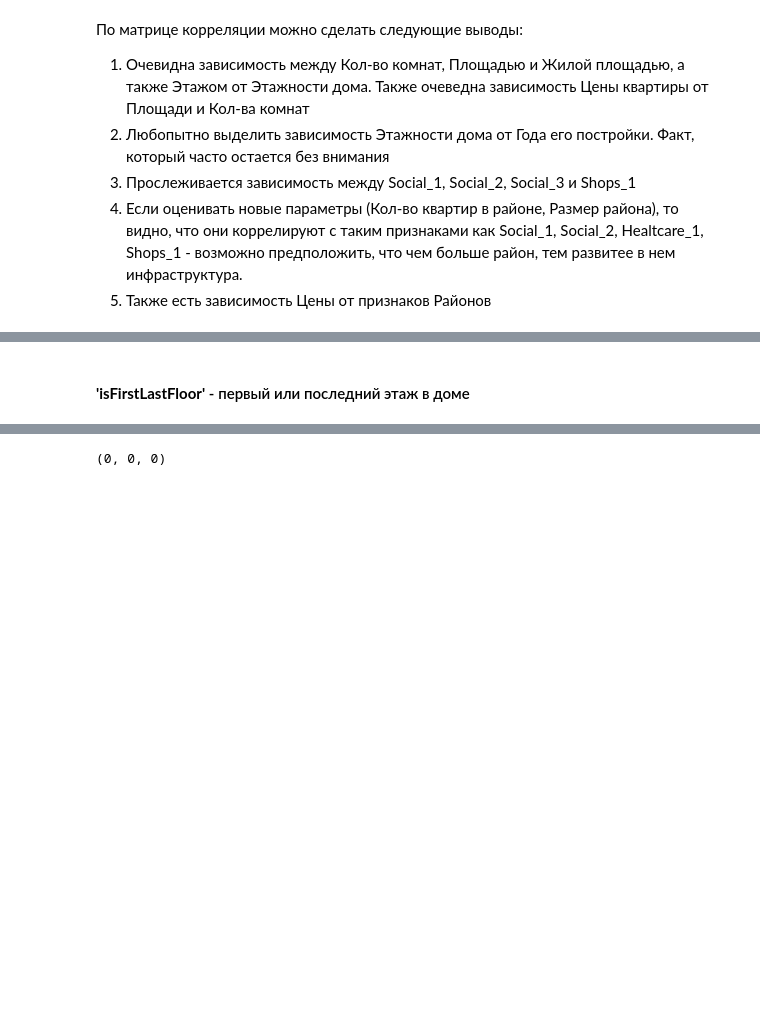
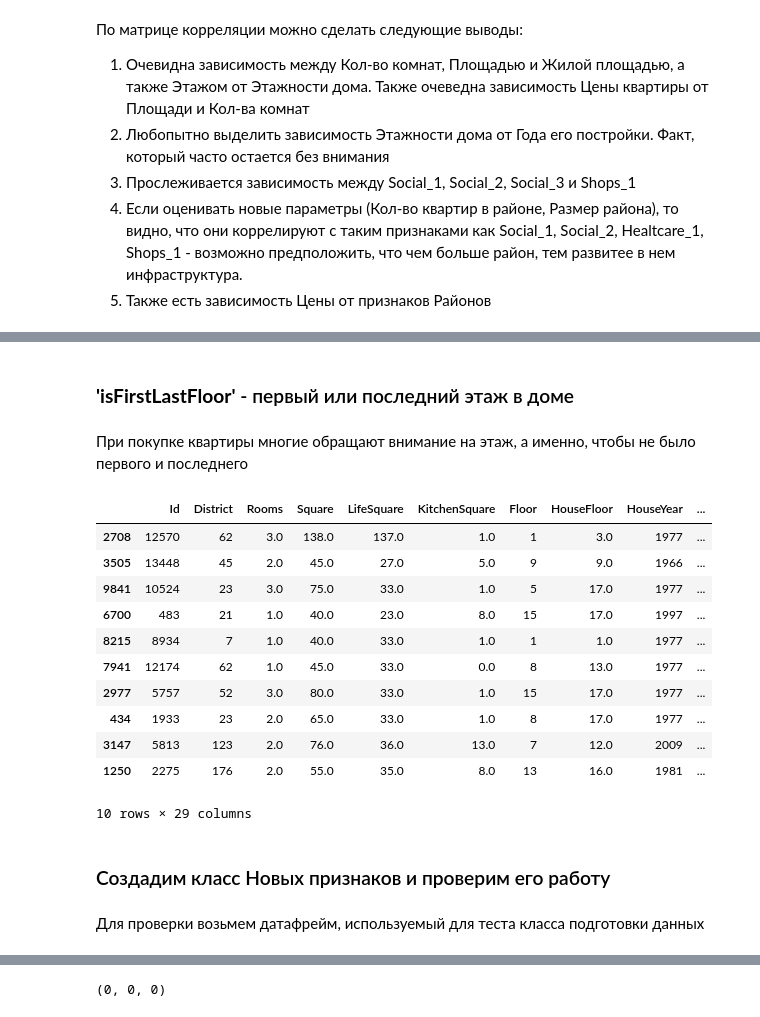
Before and after one commit to pamaxpower/PyLib, a Jupyter notebook: Course_project/cp.ipynb, the cells around one changed output, grey strips where cells are left out. Cells and saved outputs as stored; diff of their text form; code cells hidden in the pictures; blank space fills up the shorter version.

```diff
--- a/Course_project/cp.ipynb
+++ b/Course_project/cp.ipynb
@@ -1084,0 +1142,13 @@ plt.show()
+# %%
+# Выделим 7 временных интервалов постройки домов
+train_data['YearCat'] = 0
+
+train_data.loc[(train_data['HouseYear'] <= 1953), 'YearCat'] = 1
+train_data.loc[(train_data['HouseYear'] > 1953) & (train_data['HouseYear'] <= 1960), 'YearCat'] = 2
+train_data.loc[(train_data['HouseYear'] > 1960) & (train_data['HouseYear'] <= 1970), 'YearCat'] = 3
+train_data.loc[(train_data['HouseYear'] > 1970) & (train_data['HouseYear'] <= 1980), 'YearCat'] = 4
+train_data.loc[(train_data['HouseYear'] > 1980) & (train_data['HouseYear'] <= 2000), 'YearCat'] = 5
+train_data.loc[(train_data['HouseYear'] > 2000) & (train_data['HouseYear'] <= 2010), 'YearCat'] = 6
+train_data.loc[(train_data['HouseYear'] >= 2010), 'YearCat'] = 7
+
+train_data.sample(5)
@@ -1084,0 +1163,7 @@ plt.show()
+# %%
+# сгруппируем значения по новым столбцам FloorCat и YearCat и найдем для каждой группы среднее значение по цене
+med_price_floor_year = train_data.groupby(['FloorCat', 'YearCat'], as_index=False).agg({'Price':'median'})
+# изменим название 'Price' на 'MedPriceFloorYear'
+med_price_floor_year = med_price_floor_year.rename(columns={'Price': 'MedPriceFloorYear'})
+
+med_price_floor_year.head(10)
@@ -1085,2 +1182,6 @@ plt.show()
+# %%
+# запишем новые столбцы в наш датафрейм
+train_data = train_data.merge(med_price_floor_year, on=['FloorCat', 'YearCat'], how='left')
+train_data = train_data.merge(med_price_district, on=['District', 'Rooms'], how='left')
 # %% [markdown]
-#### **'isFirstLastFloor'** - первый или последний этаж в доме
+### **'isFirstLastFloor'** - первый или последний этаж в доме
@@ -1184,0 +1188,24 @@ class FeatureGenetator():
+# %% [markdown]
+При покупке квартиры многие обращают внимание на этаж, а именно, чтобы не было первого и последнего
+# %%
+# выделим маску и создадим новый признак, соответствует ли этаж квартиры выбранным условиям
+first_large = train_data.query('(Floor == 1) | (Floor == (HouseFloor))').index
+train_data['isFirstLargeFloor'] = 0
+train_data.loc[first_large, 'isFirstLargeFloor'] = 1
+# %%
+train_data.sample(10)
+# %% [output]
+|  | Id | District | Rooms | Square | LifeSquare | KitchenSquare | Floor | HouseFloor | HouseYear | ... |
+| 2708 | 12570 | 62 | 3.0 | 138.0 | 137.0 | 1.0 | 1 | 3.0 | 1977 | ... |
+| 3505 | 13448 | 45 | 2.0 | 45.0 | 27.0 | 5.0 | 9 | 9.0 | 1966 | ... |
+| 9841 | 10524 | 23 | 3.0 | 75.0 | 33.0 | 1.0 | 5 | 17.0 | 1977 | ... |
+| 6700 | 483 | 21 | 1.0 | 40.0 | 23.0 | 8.0 | 15 | 17.0 | 1997 | ... |
+| 8215 | 8934 | 7 | 1.0 | 40.0 | 33.0 | 1.0 | 1 | 1.0 | 1977 | ... |
+| 7941 | 12174 | 62 | 1.0 | 45.0 | 33.0 | 0.0 | 8 | 13.0 | 1977 | ... |
+| 2977 | 5757 | 52 | 3.0 | 80.0 | 33.0 | 1.0 | 15 | 17.0 | 1977 | ... |
+| 434 | 1933 | 23 | 2.0 | 65.0 | 33.0 | 1.0 | 8 | 17.0 | 1977 | ... |
+| 3147 | 5813 | 123 | 2.0 | 76.0 | 36.0 | 13.0 | 7 | 12.0 | 2009 | ... |
+| 1250 | 2275 | 176 | 2.0 | 55.0 | 35.0 | 8.0 | 13 | 16.0 | 1981 | ... |
+10 rows × 29 columns
+# %% [markdown]
+### Создадим класс Новых признаков и проверим его работу
@@ -1184,0 +1295,2 @@ class FeatureGenetator():
+# %% [markdown]
+Для проверки возьмем датафрейм, используемый для теста класса подготовки данных
```
Also changed, not shown: parts of 69 cells of this notebook, 1 other file.
